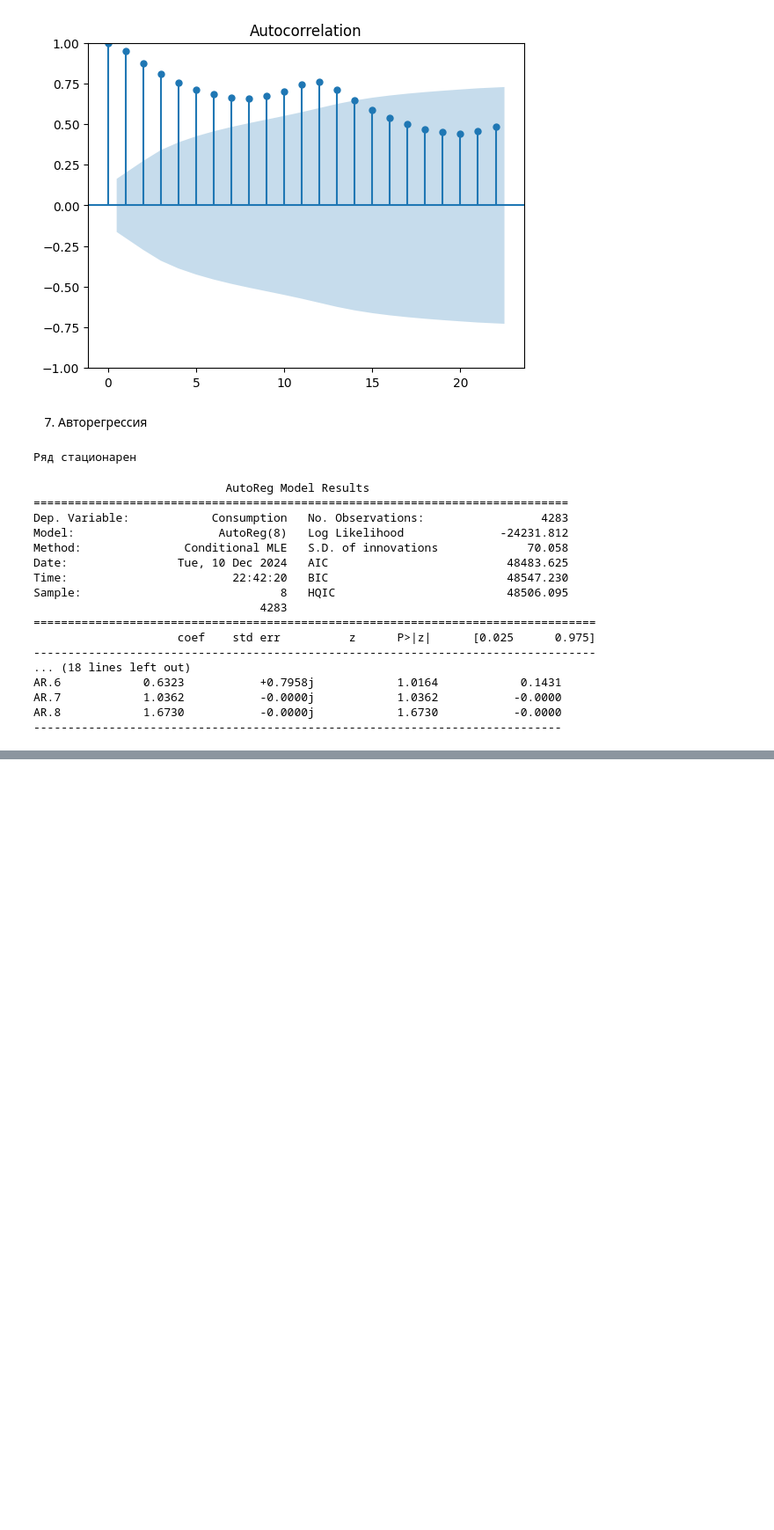
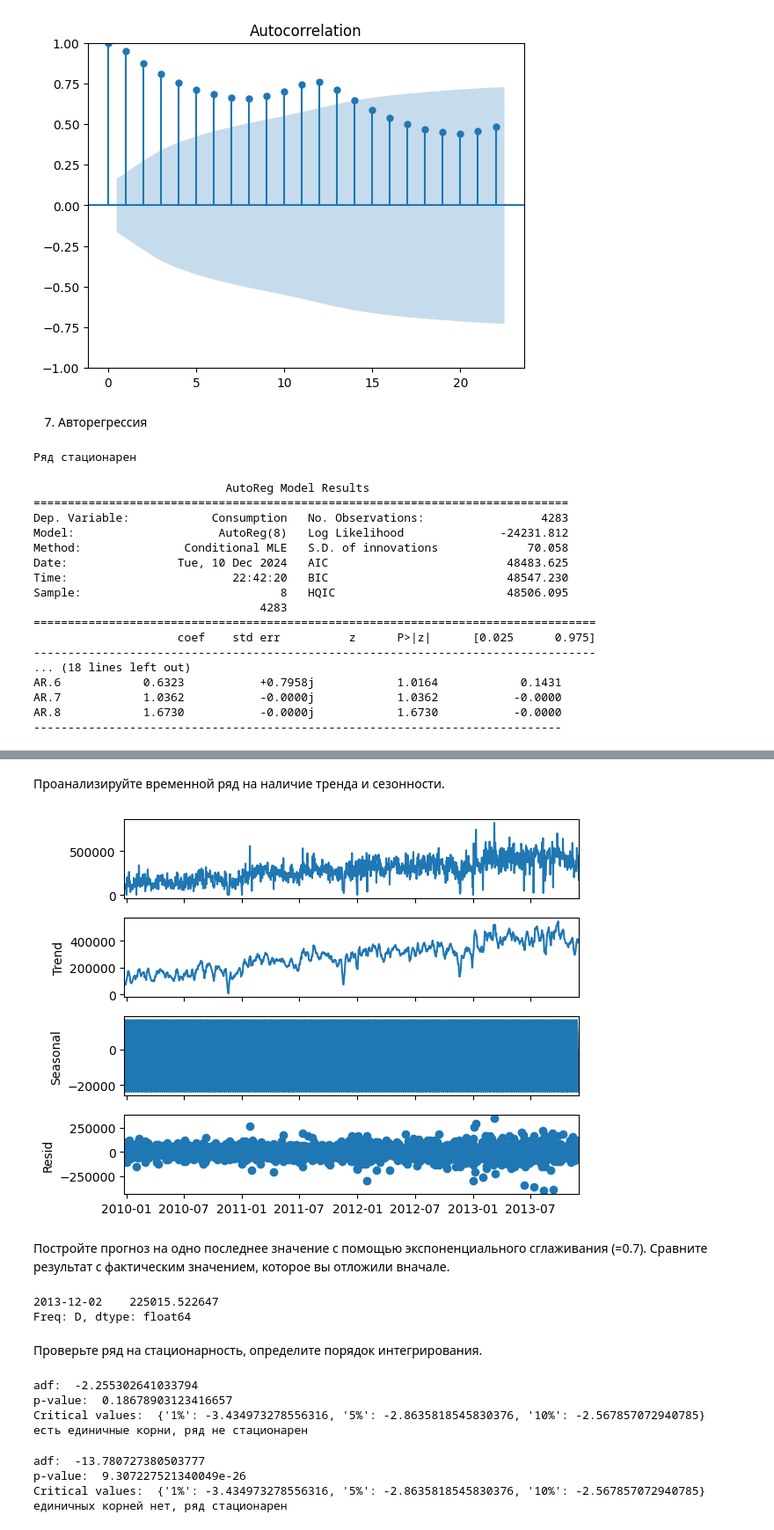
Before and after one commit to eartzhi/lessons, a Jupyter notebook: math&ml_12/math_12.ipynb, the cells around one changed output, grey strips where cells are left out. Shown at 88% size. Drawn from its saved outputs; the diff is of its cells as text; code cells hidden in the pictures; blank space fills up the shorter version.

```diff
--- a/math&ml_12/math_12.ipynb
+++ b/math&ml_12/math_12.ipynb
@@ -151,0 +157,3 @@ pred = ar_model.predict(start=len(train_data), end=(len(df)-1), dynamic=False)
+# %%
+df = pd.read_csv('data/tovar_moving.zip', index_col='date', parse_dates=['date'], dayfirst=True)
+df.head()
@@ -151,0 +170,3 @@ pred = ar_model.predict(start=len(train_data), end=(len(df)-1), dynamic=False)
+# %%
+train = df.iloc[:-1]
+test = df.iloc[-1]
@@ -151,0 +181,38 @@ pred = ar_model.predict(start=len(train_data), end=(len(df)-1), dynamic=False)
+# %% [markdown]
+Проанализируйте временной ряд на наличие тренда и сезонности.
+# %%
+decomposition = seasonal_decompose(train, model='additive')
+decomposition.plot()
+plt.pyplot.show() # любуемся результатом
+# %% [output]
+[figure, added]
+# %% [markdown]
+Постройте прогноз на одно последнее значение с помощью экспоненциального сглаживания (=0.7). Сравните результат с фактическим значением, которое вы отложили вначале.
+# %%
+ses = SimpleExpSmoothing(train)
+alpha = 0.7
+model = ses.fit(smoothing_level = alpha, optimized = False)
+exp_pred = model.forecast(1)
+exp_pred
+# %% [output]
+2013-12-02    225015.522647
+Freq: D, dtype: float64
+# %% [markdown]
+Проверьте ряд на стационарность, определите порядок интегрирования.
+# %%
+def stat_test(df):
+    test = sm.tsa.adfuller(df)
+    print ('adf: ', test[0] )
+    print ('p-value: ', test[1])
+    print('Critical values: ', test[4])
+    if test[0]> test[4]['5%']:
+        print ('есть единичные корни, ряд не стационарен')
+    else:
+        print ('единичных корней нет, ряд стационарен')
+
+stat_test(train)
+# %% [output]
+adf:  -2.255302641033794
+p-value:  0.18678903123416657
+Critical values:  {'1%': -3.434973278556316, '5%': -2.8635818545830376, '10%': -2.567857072940785}
+есть единичные корни, ряд не стационарен
@@ -151,0 +221,7 @@ pred = ar_model.predict(start=len(train_data), end=(len(df)-1), dynamic=False)
+# %%
+stat_test(otg1diff)
+# %% [output]
+adf:  -13.780727380503777
+p-value:  9.307227521340049e-26
+Critical values:  {'1%': -3.434973278556316, '5%': -2.8635818545830376, '10%': -2.567857072940785}
+единичных корней нет, ряд стационарен
```
Also changed, not shown: parts of 11 cells of this notebook, 4 other files.
